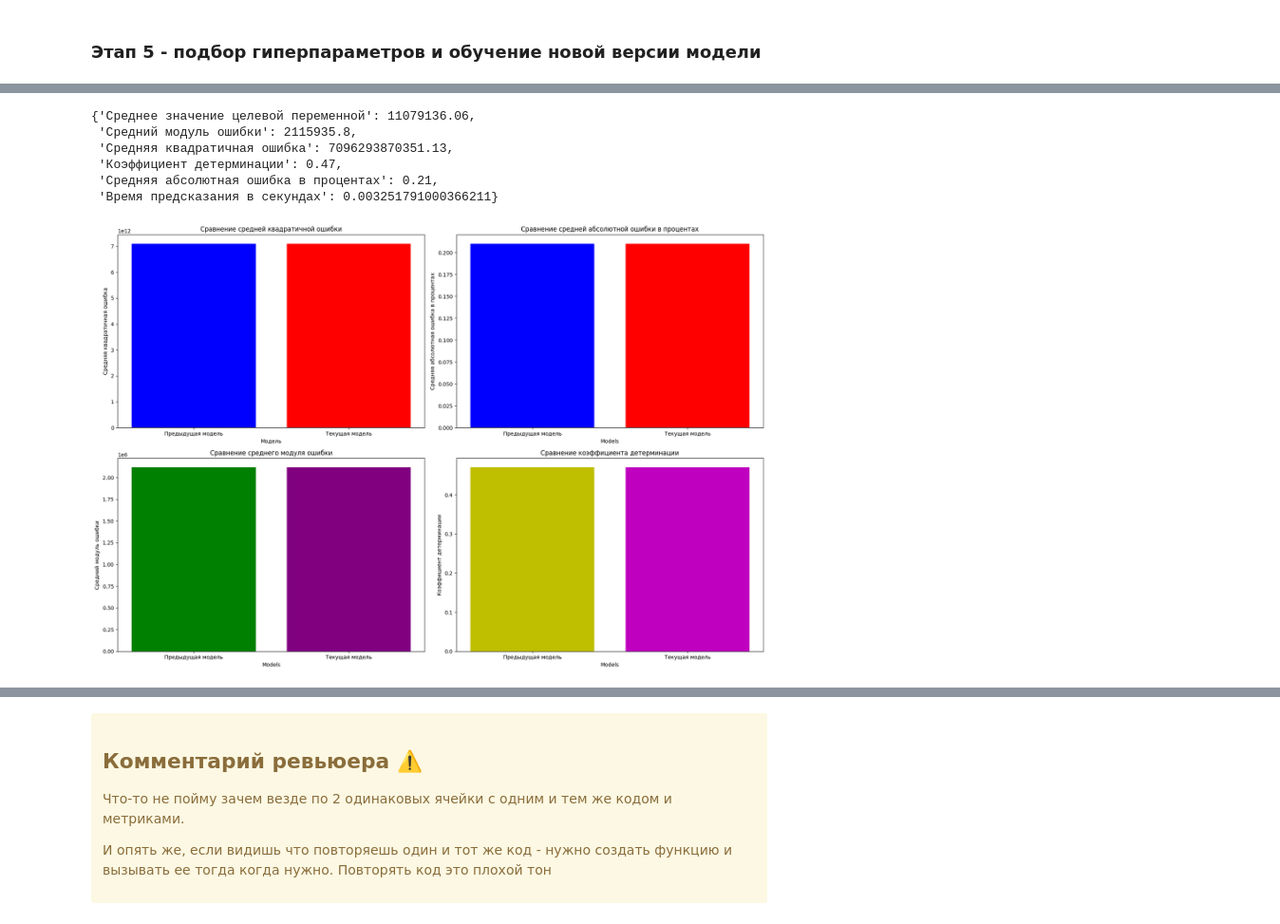
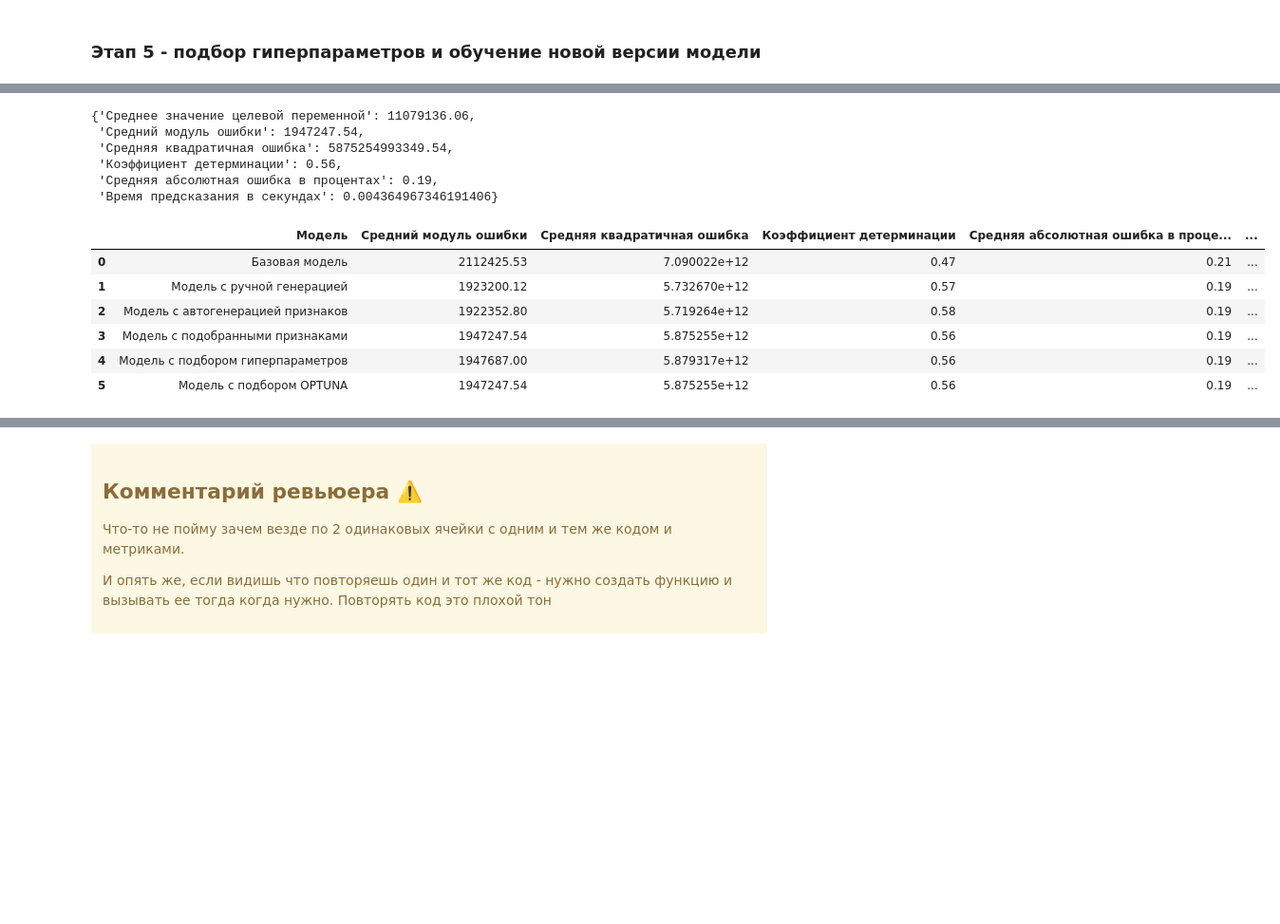
Before and after one commit to NikoMelnikov/mle-project-sprint-2-v001, a Jupyter notebook: model_improvement/project_template_sprint_2.ipynb, the cells around one changed output, grey strips where cells are left out. Shown at 95% size. Cells and saved outputs as stored; diff of their text form; code cells hidden in the pictures; blank space fills up the shorter version.

```diff
--- a/model_improvement/project_template_sprint_2.ipynb
+++ b/model_improvement/project_template_sprint_2.ipynb
@@ -1125,0 +1210,3 @@ print("Средняя квадратичная ошибка для объеде
+# %%
+evaluation_results_future_selection = evaluate(model_union,X_test_selected , y_test)
+evaluation_results_future_selection
@@ -1154,3 +1230,0 @@ plot_prediction_fact (X_test_processed[:, np.array(union_features, dtype=int)],
-# %%
-evaluation_results_future_selection = evaluate(model_union, X_test_processed[:, np.array(union_features, dtype=int)], y_test)
-evaluation_results_future_selection
@@ -1302,0 +1314,23 @@ plot_error_comparison(evaluation_results_future_selection, evaluation_results_gr
+# %%
+# 5.1 Подбор гиперпарметров при мощи метода номер 1
+# Определение параметров для GridSearchCV
+
+params= {
+    'fit_intercept': [True, False],
+    'copy_X': [True, False],
+    'n_jobs': [-1, 1, 2, 4],
+    'positive': [True, False]
+}
+
+model = LinearRegression()
+
+cv = GridSearchCV(param_grid=params, scoring='neg_mean_squared_error', cv=2, n_jobs=-1, estimator=model) # создаем объект GridSearchCV
+
+clf = cv.fit(X_train_selected , y_train)# Обучение модели с поиском по сетке
+
+best_params = clf.best_params_ # Получение лучших параметров
+
+model_best =  LinearRegression(**best_params).fit(X_train_selected, y_train)
+
+evaluation_results_grid_selection = evaluate(model_best, X_test_selected , y_test)
+evaluation_results_grid_selection
@@ -1380,14 +1416,27 @@ plot_prediction_fact (X_test_processed[:, np.array(union_features, dtype=int)],
-# %%
-evaluation_results_optuna_selection = evaluate(best_baies_model, X_test_processed[:, np.array(union_features, dtype=int)], y_test)
-evaluation_results_optuna_selection
-# %% [output]
-{'Среднее значение целевой переменной': 11079136.06,
- 'Средний модуль ошибки': 2115935.8,
- 'Средняя квадратичная ошибка': 7096293870351.13,
- 'Коэффициент детерминации': 0.47,
- 'Средняя абсолютная ошибка в процентах': 0.21,
- 'Время предсказания в секундах': 0.003251791000366211}
-# %%
-plot_error_comparison(evaluation_results_grid_selection, evaluation_results_optuna_selection)
-# %% [output]
-[figure, removed]
+# %%
+best_params = study.best_params #Подбираем лучшие параметры
+
+best_optuna_model = LinearRegression(**best_params).fit(X_train_selected, y_train) #обучаем лучшую модель.
+
+evaluation_results_optuna_selection = evaluate(best_optuna_model, X_test_selected, y_test)
+evaluation_results_optuna_selection
+# %% [output]
+{'Среднее значение целевой переменной': 11079136.06,
+ 'Средний модуль ошибки': 1947247.54,
+ 'Средняя квадратичная ошибка': 5875254993349.54,
+ 'Коэффициент детерминации': 0.56,
+ 'Средняя абсолютная ошибка в процентах': 0.19,
+ 'Время предсказания в секундах': 0.004364967346191406}
+# %%
+evaluation_results_list = [evaluation_results_baseline, evaluation_results_param_gen, evaluation_results_param_afr, evaluation_results_future_selection, evaluation_results_grid_selection, evaluation_results_optuna_selection]
+model_names = ['Базовая модель', 'Модель с ручной генерацией', 'Модель с автогенерацией признаков', 'Модель с подобранными признаками', 'Модель с подбором гиперпараметров', 'Модель с подбором OPTUNA']
+df_compare = metric_comparison(evaluation_results_list, model_names, metrics)
+df_compare
+# %% [output]
+|  | Модель | Средний модуль ошибки | Средняя квадратичная ошибка | Коэффициент детерминации | Средняя абсолютная ошибка в проце... | ... |
+| 0 | Базовая модель | 2112425.53 | 7.090022e+12 | 0.47 | 0.21 | ... |
+| 1 | Модель с ручной генерацией | 1923200.12 | 5.732670e+12 | 0.57 | 0.19 | ... |
+| 2 | Модель с автогенерацией признаков | 1922352.80 | 5.719264e+12 | 0.58 | 0.19 | ... |
+| 3 | Модель с подобранными признаками | 1947247.54 | 5.875255e+12 | 0.56 | 0.19 | ... |
+| 4 | Модель с подбором гиперпараметров | 1947687.00 | 5.879317e+12 | 0.56 | 0.19 | ... |
+| 5 | Модель с подбором OPTUNA | 1947247.54 | 5.875255e+12 | 0.56 | 0.19 | ... |
```
Also changed, not shown: parts of 114 cells of this notebook, 3 other files.
